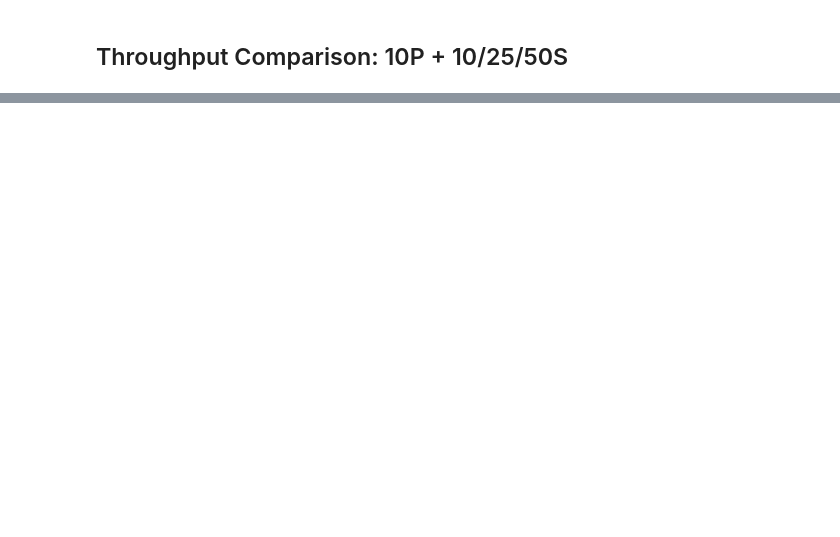
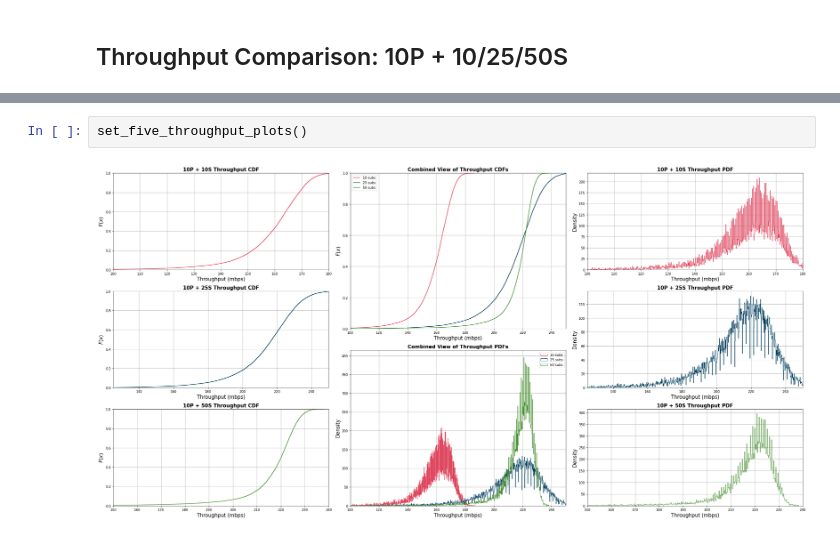
Before and after one commit to Blitz3r123/PATS-Data-Processing, a Jupyter notebook: 6 Hour Test Campaign Analysis.ipynb, the cells around one changed output, grey strips where cells are left out. Saved outputs shown, nothing was run; the diff lists cells and outputs as text; blank space fills up the shorter version.

```diff
--- a/6 Hour Test Campaign Analysis.ipynb
+++ b/6 Hour Test Campaign Analysis.ipynb
@@ -1306,0 +74,4 @@ plt.tight_layout()
+# %%
+set_five_throughput_plots()
+# %% [output]
+[figure, added]
```
Also changed, not shown: parts of 15 cells of this notebook, 5 other files.
